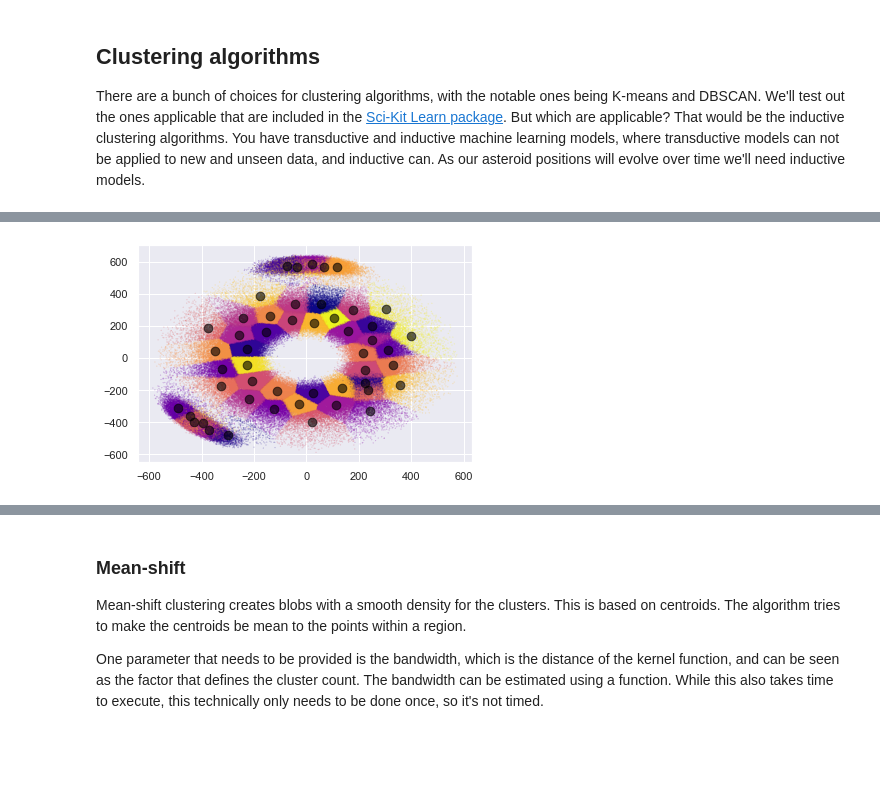
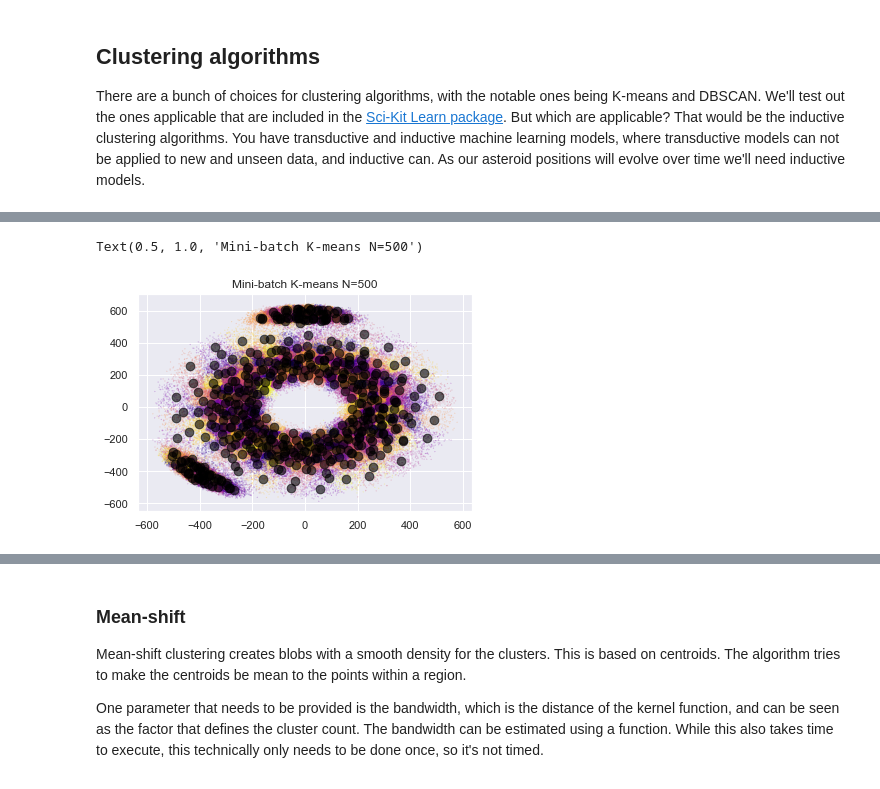
Before and after one commit to MichaelVerdegaal/AsteroidClustering, a Jupyter notebook: asteroid_clustering.ipynb, the cells around one changed output, grey strips where cells are left out. Drawn from its saved outputs; the diff is of its cells as text; code cells hidden in the pictures; blank space fills up the shorter version.

```diff
--- a/asteroid_clustering.ipynb
+++ b/asteroid_clustering.ipynb
@@ -180,8 +186,8 @@ plt.scatter(centers[:, 0], centers[:, 1], c='black', s=75, alpha=0.6);
 # %%
 start = timer()
-minikmeans = MiniBatchKMeans(n_clusters=50, random_state=0)
+minikmeans = MiniBatchKMeans(n_clusters=500, random_state=0)
 minikmeans.fit(coords)
 y_minikmeans = minikmeans.predict(coords)
 end = timer()
-print(f"K-means took {round(end - start, 7)} seconds to process data")
+print(f"Mini-batch K-means took {round(end - start, 7)} seconds to process data")
 # %% [output]
@@ -189,9 +200,11 @@ K-means took 0.7754558 seconds to process data
 # %%
 plt.scatter(coords[:, 0], coords[:, 1], c=y_minikmeans, s=0.01, cmap='plasma')
 centers = minikmeans.cluster_centers_
 plt.scatter(centers[:, 0], centers[:, 1], c='black', s=75, alpha=0.6);
+plt.title("Mini-batch K-means N=500")
 # %% [output]
+Text(0.5, 1.0, 'Mini-batch K-means N=500')
-[figure, old version]
+[figure, new version]
 # %% [markdown]
 ### Affinity propagation
 Affinity propagation is an algorithm based on the concept of "passing messages" between points. Interesting about it is
```
Also changed, not shown: parts of 36 cells of this notebook.
